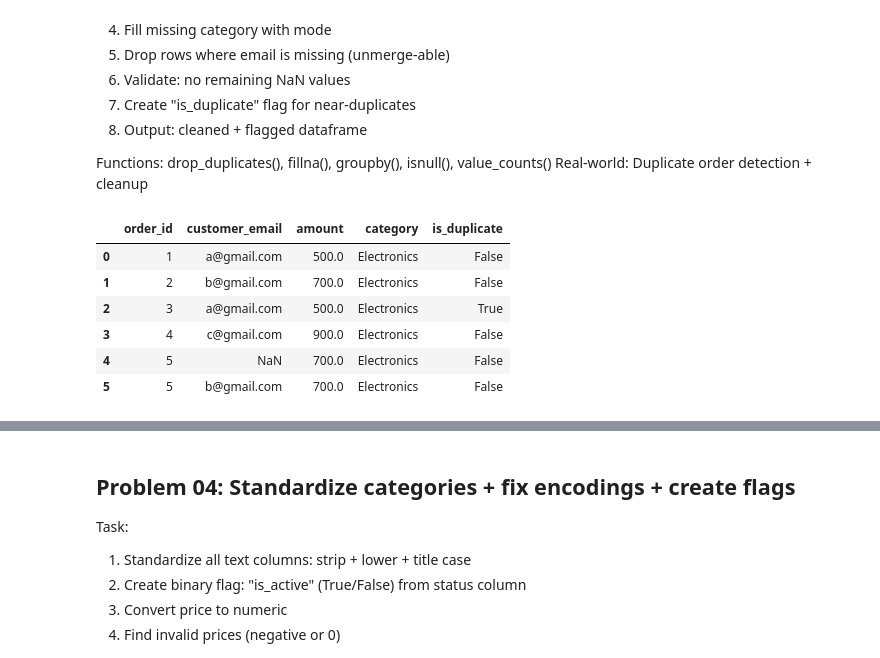
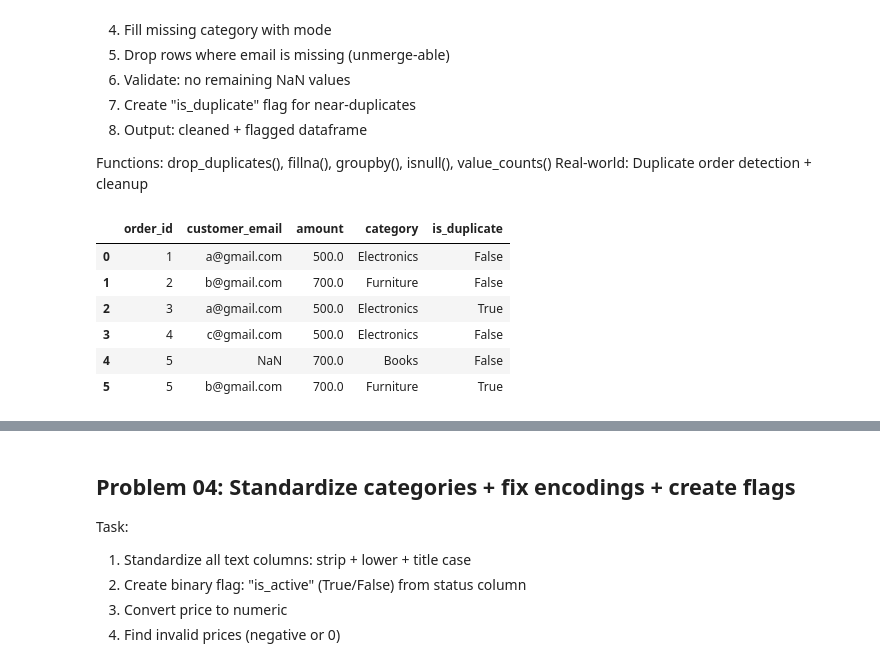
Before and after one commit to yashdeep-patil/Pandas, a Jupyter notebook: pandas_50_real_world_problems.ipynb, the cells around one changed output, grey strips where cells are left out. Drawn from its saved outputs; the diff is of its cells as text; code cells hidden in the pictures.

```diff
--- a/pandas_50_real_world_problems.ipynb
+++ b/pandas_50_real_world_problems.ipynb
@@ -124,17 +125,19 @@ orders_df = pd.DataFrame({
 # %%
 # Write your Problem 03 solution here
 orders_df = orders_df.drop_duplicates()
 orders_df["is_duplicate"] = orders_df.duplicated(subset=['customer_email','amount'])
-orders_df['amount'] = orders_df['amount'].fillna(orders_df['amount'].median())
-orders_df['category'] = orders_df['category'].fillna(orders_df['category'].mode())[0]
-orders_df['customer_email'] = orders_df['customer_email'].dropna()
+orders_df['amount'] = orders_df.groupby('category')['amount'].transform(lambda x: x.fillna(x.median()))
+mode_category = orders_df['category'].mode()[0]
+orders_df['category'] = orders_df['category'].fillna(mode_category)
+orders_df = orders_df.dropna(subset=['customer_email'])
+
 
 orders_df
 # %% [output]
 |  | order_id | customer_email | amount | category | is_duplicate |
 | 0 | 1 | a@gmail.com | 500.0 | Electronics | False |
-| 1 | 2 | b@gmail.com | 700.0 | Electronics | False |
+| 1 | 2 | b@gmail.com | 700.0 | Furniture | False |
 | 2 | 3 | a@gmail.com | 500.0 | Electronics | True |
-| 3 | 4 | c@gmail.com | 900.0 | Electronics | False |
-| 4 | 5 | NaN | 700.0 | Electronics | False |
-| 5 | 5 | b@gmail.com | 700.0 | Electronics | False |
+| 3 | 4 | c@gmail.com | 500.0 | Electronics | False |
+| 4 | 5 | NaN | 700.0 | Books | False |
+| 5 | 5 | b@gmail.com | 700.0 | Furniture | True |
```
Also changed, not shown: parts of 2 cells of this notebook.
